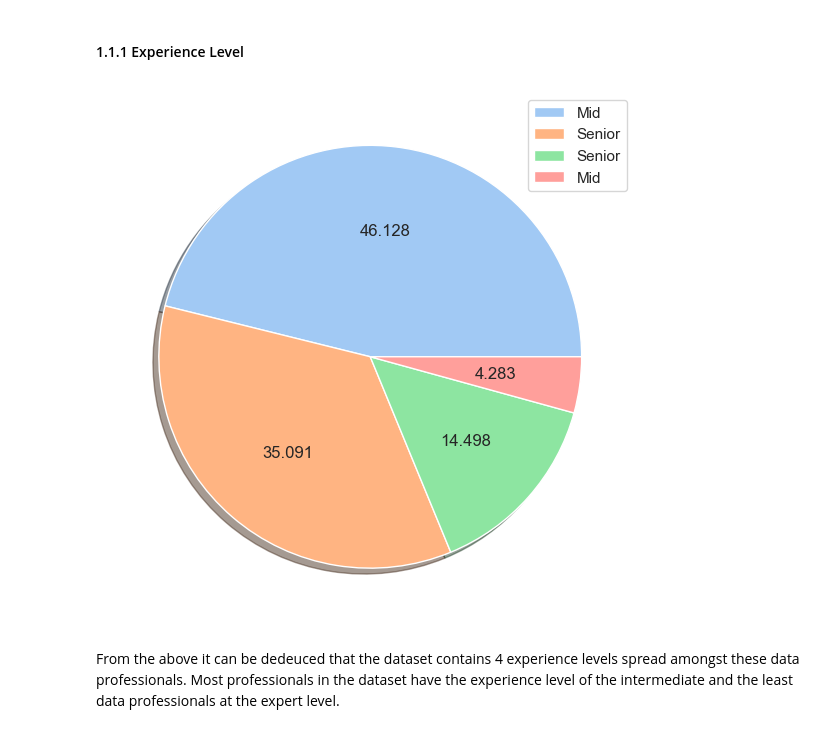
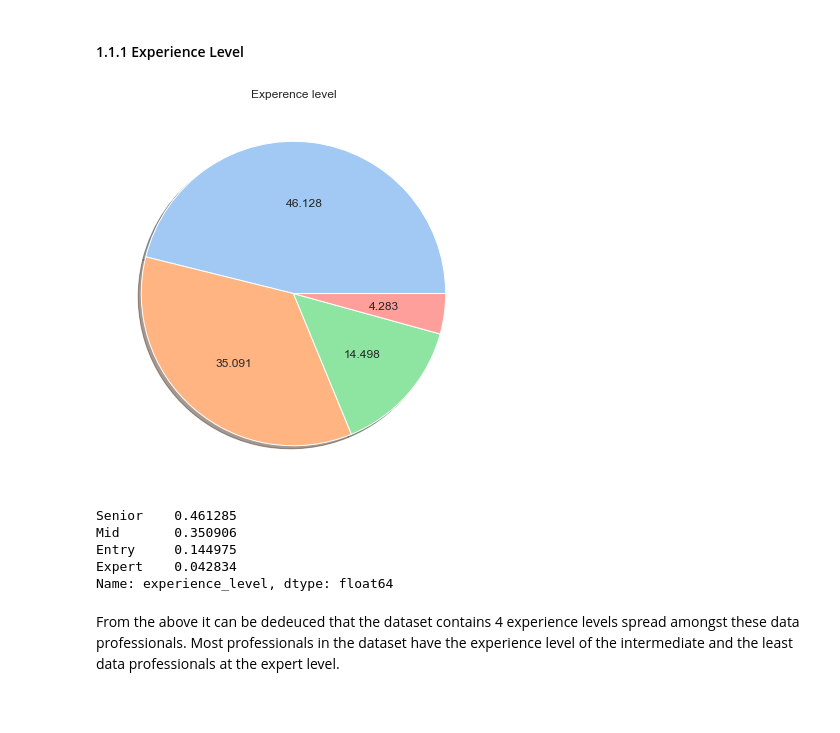
Before and after one commit to Jiboku-Oluwatunmise/EDA-on-data-professionals-, a Jupyter notebook: Exploratory Data Analysis of Data Science Salaries .ipynb, the cells around one changed output. Drawn from its saved outputs; the diff is of its cells as text; code cells hidden in the pictures; blank space fills up the shorter version.

```diff
--- a/Exploratory Data Analysis of Data Science Salaries .ipynb
+++ b/Exploratory Data Analysis of Data Science Salaries .ipynb
@@ -398,17 +394,25 @@ See Full Dataframe in Mito
 # %%
 # get the scope of the experience level
 
-ds['experience_level'].value_counts(normalize=True)
-
 plt.figure(figsize=(10,7))
+plt.title('Experence level')
 plt.pie(ds['experience_level'].value_counts(normalize=True), autopct='%.3f', shadow=True)
-plt.legend(ds['experience_level'])
 
 sns.set_theme(style="whitegrid", palette="pastel")
 
 plt.show()
 # %% [output]
-[figure, old version]
+[figure, new version]
+# %%
+# get the type of experience level which data professionals are offered
+
+ds['experience_level'].value_counts(normalize=True)
+# %% [output]
+Senior    0.461285
+Mid       0.350906
+Entry     0.144975
+Expert    0.042834
+Name: experience_level, dtype: float64
 # %% [markdown]
 From the above it can be dedeuced that the dataset contains 4 experience levels spread amongst these data professionals. Most professionals in the dataset have the experience level of the intermediate and the least data professionals at the expert level.
 # %% [markdown]
```
Also changed, not shown: parts of 45 cells of this notebook, 1 other file.
